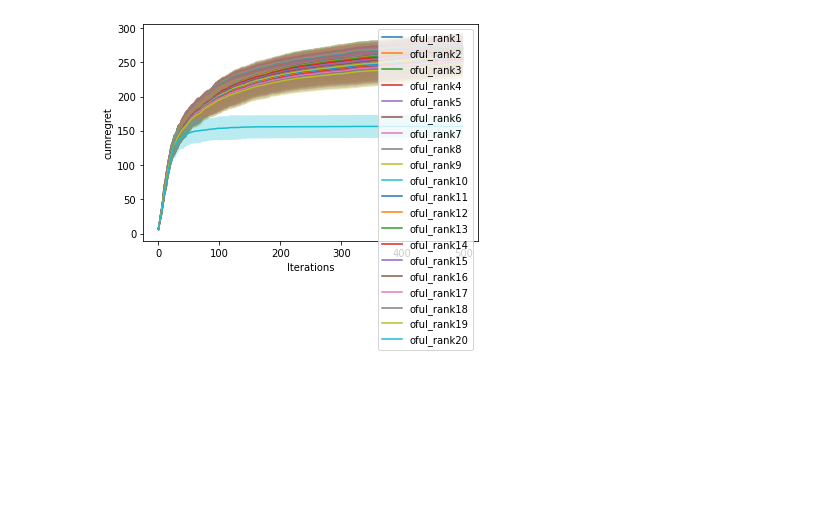
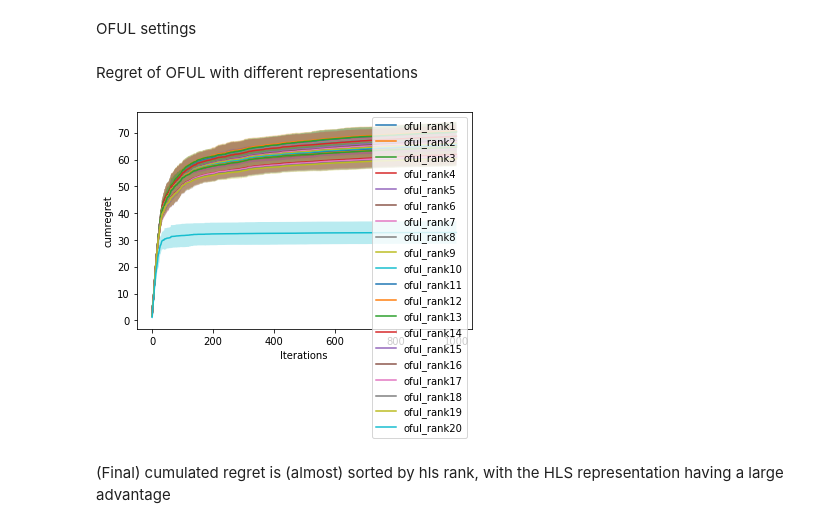
Before and after one commit to T3p/hidden-features, a Jupyter notebook: notebooks/HLS Selection.ipynb, the cells around one changed output. Cells and saved outputs as stored; diff of their text form; code cells hidden in the pictures; blank space fills up the shorter version.

```diff
--- a/notebooks/HLS Selection.ipynb
+++ b/notebooks/HLS Selection.ipynb
@@ -49,8 +29,0 @@ for r in reps:
-# %%
-iterations = 500
-reg = 0.01
-noise = 0.5
-delta = 0.2
-param_bound = math.sqrt(2)
-
-problem = FiniteMultiBandit(nc, na, reps)
@@ -56,0 +32,13 @@ problem = FiniteMultiBandit(nc, na, reps)
+# %%
+reps = [derank(r0, i) for i in range(1, dim)]
+reps.append(r0)
+
+for i, r in enumerate(reps[:-1]):
+    assert r == reps[-1] #All representations are equivalent
+    assert not is_hls(r) #Only the original one is HLS
+    assert spans(r) #All representations still span R^d
+    print('%d/%d %s' % (hls_rank(r), rank(r), '(CMB)' if is_cmb(r) else ''))
+print('%d/%d %s' % (hls_rank(reps[-1]), rank(reps[-1]), '(CMB)' if is_cmb(r) else ''))
+
+#Buldi multi-representation problem
+problem = FiniteMultiBandit(nc, na, reps)
@@ -57,12 +66,23 @@ problem = FiniteMultiBandit(nc, na, reps)
+# %% [markdown]
+OFUL settings
+# %%
+iterations = 1000
+reg = 0.1
+delta = 0.1
+param_bound = 1. #Guaranteed by make_random_rep(..., normalize=True)
+# %% [markdown]
+Regret of OFUL with different representations
 # %%
 names = []
 for i in range(len(reps)):
     problem.select_rep(i)
     name = 'oful_rank%d' % hls_rank(reps[i])
-    names.append(name)
     for seed in seeds:
         oful(problem, iterations, reg, noise, delta, param_bound, seed=seed, verbose=False, logname=name)
-
-nu.compare('../logs', names, 'cumregret', seeds)
-# %% [output]
-[figure, removed]
+# %%
+names = ['oful_rank%d' % (i+1) for i in range(dim)]
+nu.compare('../logs', names, 'cumregret', seeds)
+# %% [output]
+[figure, added]
+# %% [markdown]
+(Final) cumulated regret is (almost) sorted by hls rank, with the HLS representation having a large advantage
```
Also changed, not shown: parts of 15 cells of this notebook, 9 other files.
